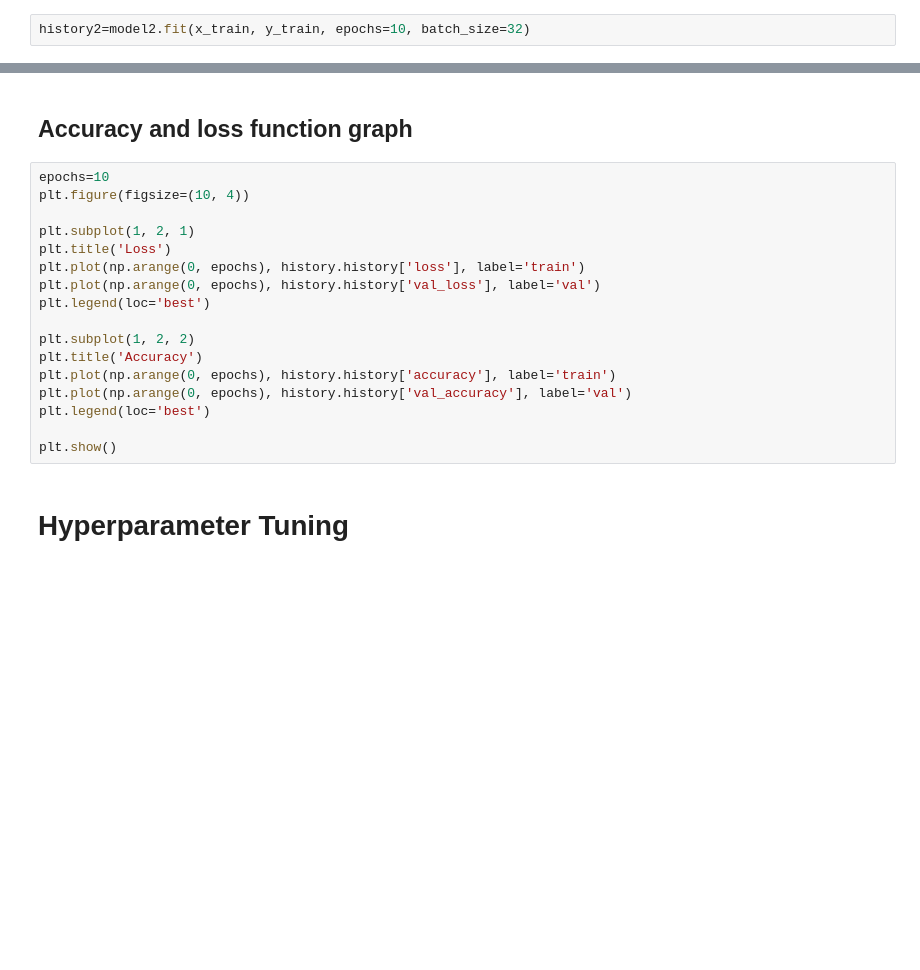
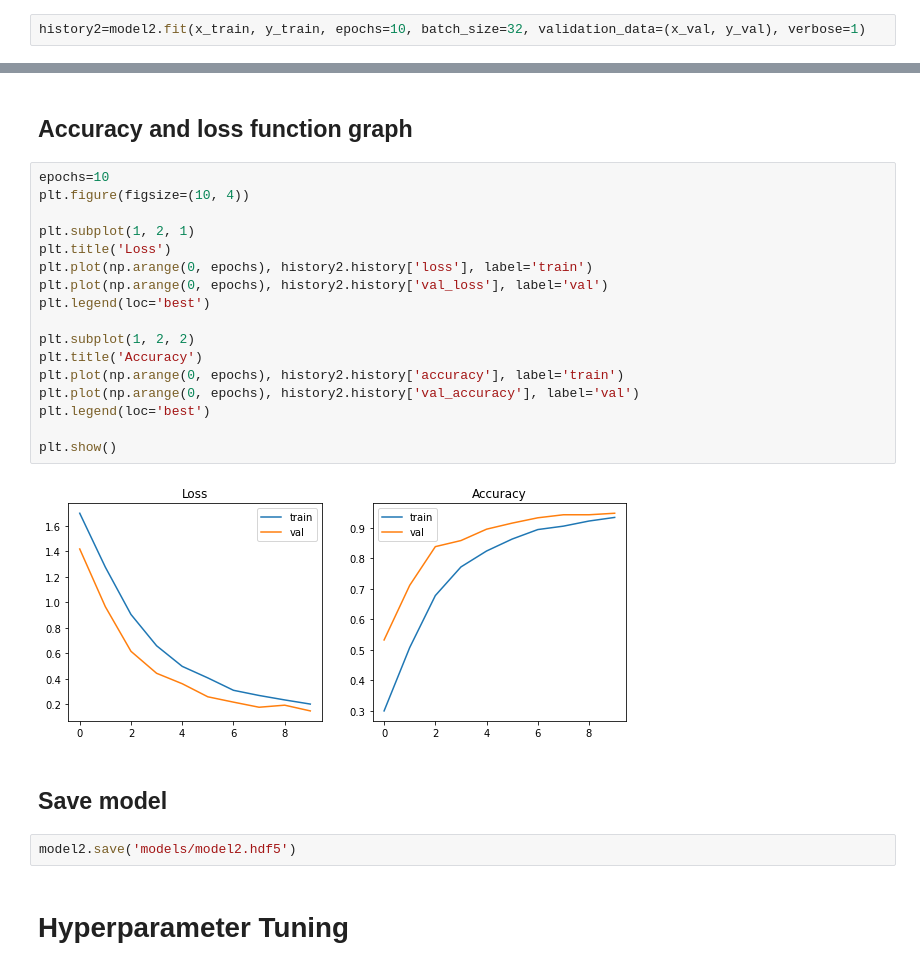
Before and after one commit to Joanna-sudo/ML-project, a Jupyter notebook: RPSLS-ML.ipynb, the cells around one changed output, grey strips where cells are left out. Cells and saved outputs as stored; diff of their text form; blank space fills up the shorter version.

Commit message:
Add results of second convolutional neural network model training, evaluation and analysis

```diff
--- a/RPSLS-ML.ipynb
+++ b/RPSLS-ML.ipynb
@@ -258,4 +274,4 @@ model2.compile(optimizer=Adam(learning_rate=0.0001),
               loss=CategoricalCrossentropy(),
               metrics=['accuracy'])
 # %%
-history2=model2.fit(x_train, y_train, epochs=10, batch_size=32)
+history2=model2.fit(x_train, y_train, epochs=10, batch_size=32, validation_data=(x_val, y_val), verbose=1)
@@ -264,20 +336,26 @@ history2=model2.fit(x_train, y_train, epochs=10, batch_size=32)
 # %%
 epochs=10
 plt.figure(figsize=(10, 4))
 
 plt.subplot(1, 2, 1)
 plt.title('Loss')
-plt.plot(np.arange(0, epochs), history.history['loss'], label='train')
-plt.plot(np.arange(0, epochs), history.history['val_loss'], label='val')
+plt.plot(np.arange(0, epochs), history2.history['loss'], label='train')
+plt.plot(np.arange(0, epochs), history2.history['val_loss'], label='val')
 plt.legend(loc='best')
 
 plt.subplot(1, 2, 2)
 plt.title('Accuracy')
-plt.plot(np.arange(0, epochs), history.history['accuracy'], label='train')
-plt.plot(np.arange(0, epochs), history.history['val_accuracy'], label='val')
+plt.plot(np.arange(0, epochs), history2.history['accuracy'], label='train')
+plt.plot(np.arange(0, epochs), history2.history['val_accuracy'], label='val')
 plt.legend(loc='best')
 
 plt.show()
+# %% [output]
+[figure, added]
+# %% [markdown]
+## Save model
+# %%
+model2.save('models/model2.hdf5')
 # %% [markdown]
 # Hyperparameter Tuning
 # %%
```
Also changed, not shown: parts of 11 cells of this notebook.
